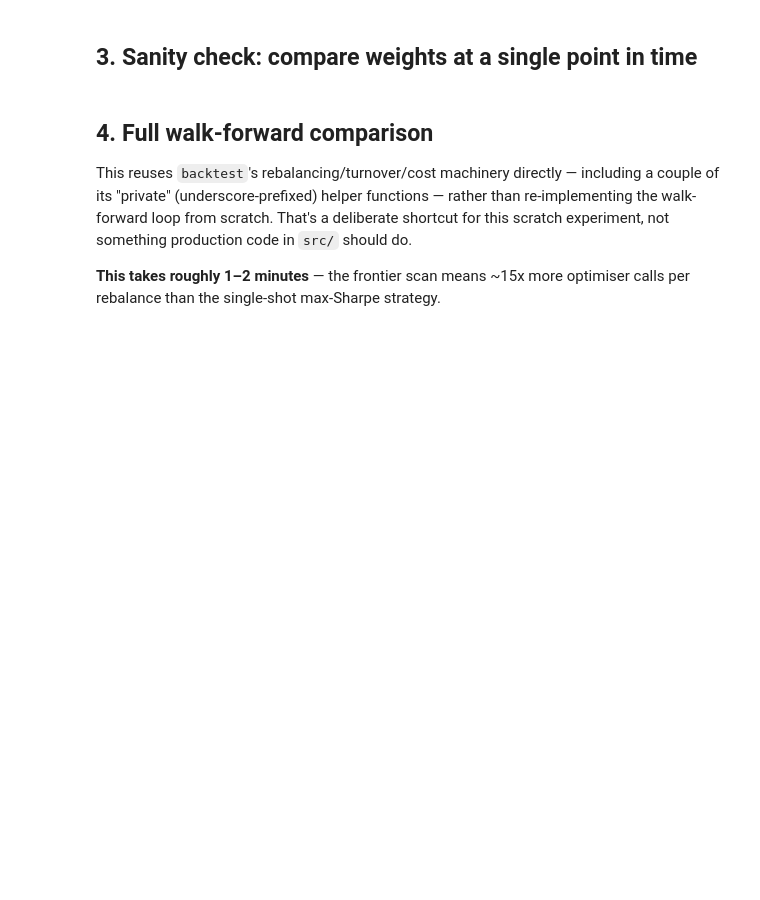
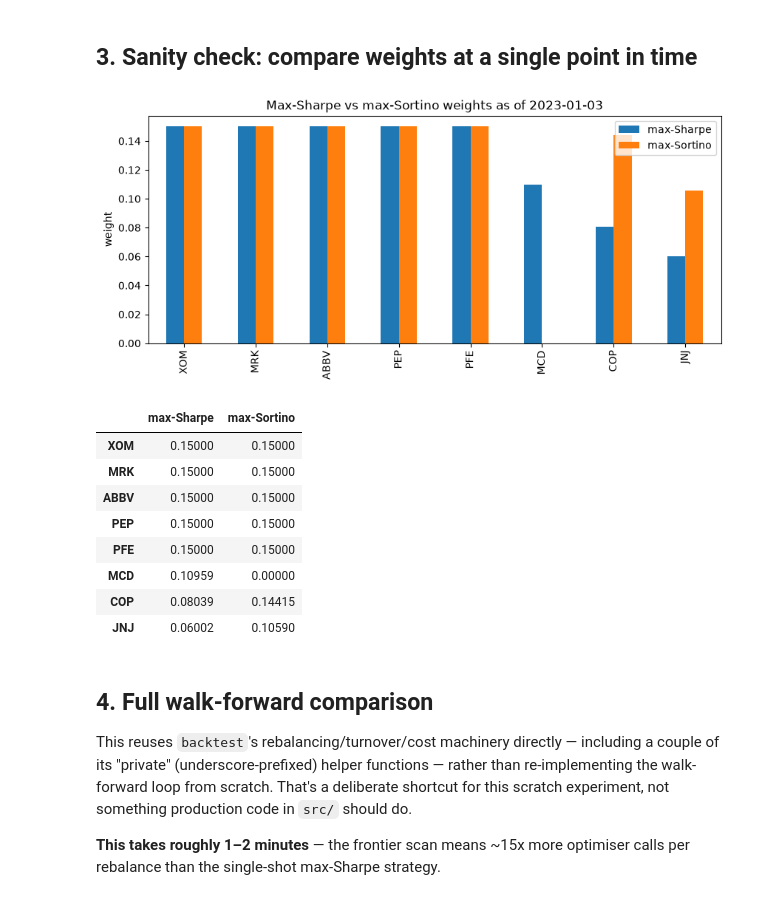
Before and after one commit to makdedic/portfolio-constructor, a Jupyter notebook: notebooks/02_sortino_optimisation_experiment.ipynb, the cells around one changed output. Cells and saved outputs as stored; diff of their text form; code cells hidden in the pictures; blank space fills up the shorter version.

Commit message:
fix: notebook 02 used the old backtest._training_window API

```diff
--- a/notebooks/02_sortino_optimisation_experiment.ipynb
+++ b/notebooks/02_sortino_optimisation_experiment.ipynb
@@ -86,24 +88,35 @@ def max_sortino_weights(training_prices: pd.DataFrame, risk_free_rate: float = c
 # %%
 as_of_date = pd.Timestamp("2023-01-03")
 
 momentum = features.compute_momentum(universe_prices, as_of_date)
 low_volatility = features.compute_low_volatility(universe_prices, as_of_date)
 dividend_yield = features.compute_dividend_yield(dividends, universe_prices, as_of_date)
 scores = ranker.score_stocks(momentum, low_volatility, dividend_yield)
 top_holdings = ranker.select_top_n(scores, n=config.TOP_N_HOLDINGS)
 
-training_window = backtest._training_window(universe_prices, as_of_date)[list(top_holdings)]
+training_window = features.training_window(universe_prices, as_of_date)[list(top_holdings)]
 
 sharpe_weights = pd.Series(optimise.max_sharpe_weights(training_window)).rename("max-Sharpe")
 sortino_weights = pd.Series(max_sortino_weights(training_window)).rename("max-Sortino")
 
 comparison_weights = pd.concat([sharpe_weights, sortino_weights], axis=1)
 comparison_weights = comparison_weights[(comparison_weights > 0).any(axis=1)].sort_values("max-Sharpe", ascending=False)
 
 comparison_weights.plot.bar(figsize=(10, 4), title=f"Max-Sharpe vs max-Sortino weights as of {as_of_date.date()}")
 plt.ylabel("weight")
 plt.show()
 comparison_weights
+# %% [output]
+[figure, added]
+|  | max-Sharpe | max-Sortino |
+| XOM | 0.15000 | 0.15000 |
+| MRK | 0.15000 | 0.15000 |
+| ABBV | 0.15000 | 0.15000 |
+| PEP | 0.15000 | 0.15000 |
+| PFE | 0.15000 | 0.15000 |
+| MCD | 0.10959 | 0.00000 |
+| COP | 0.08039 | 0.14415 |
+| JNJ | 0.06002 | 0.10590 |
 # %% [markdown]
 ## 4. Full walk-forward comparison
 
```
Also changed, not shown: parts of 4 cells of this notebook.
